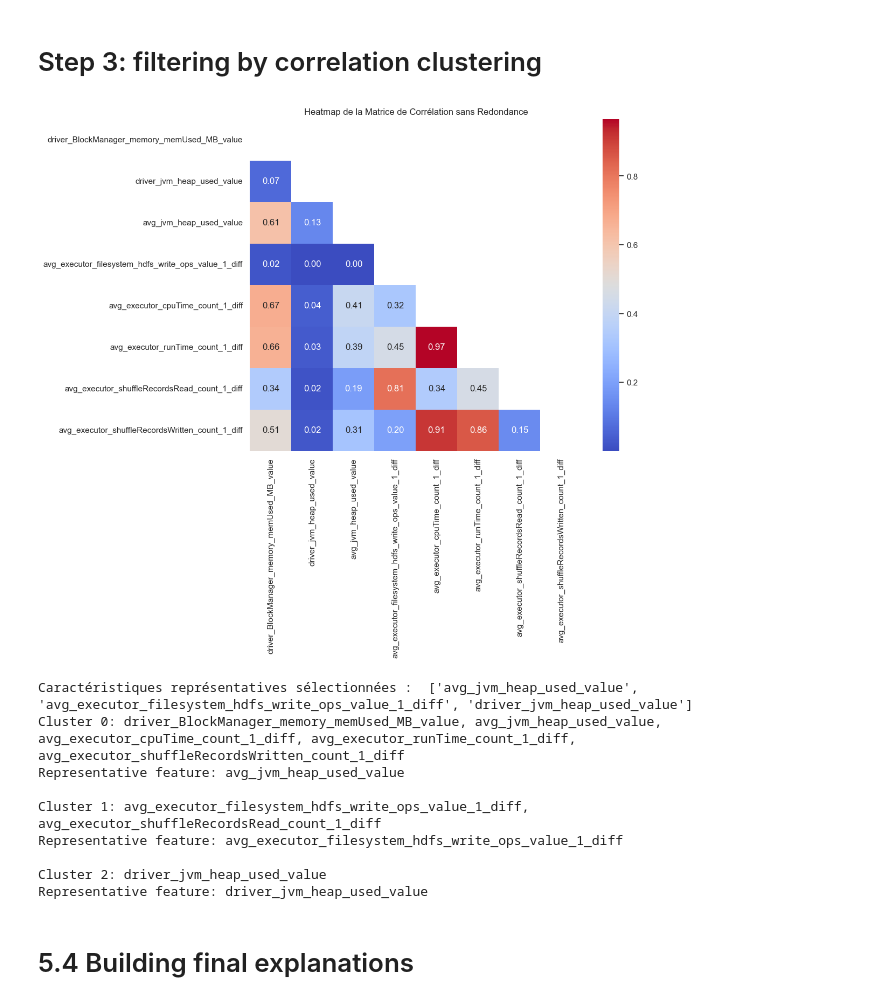
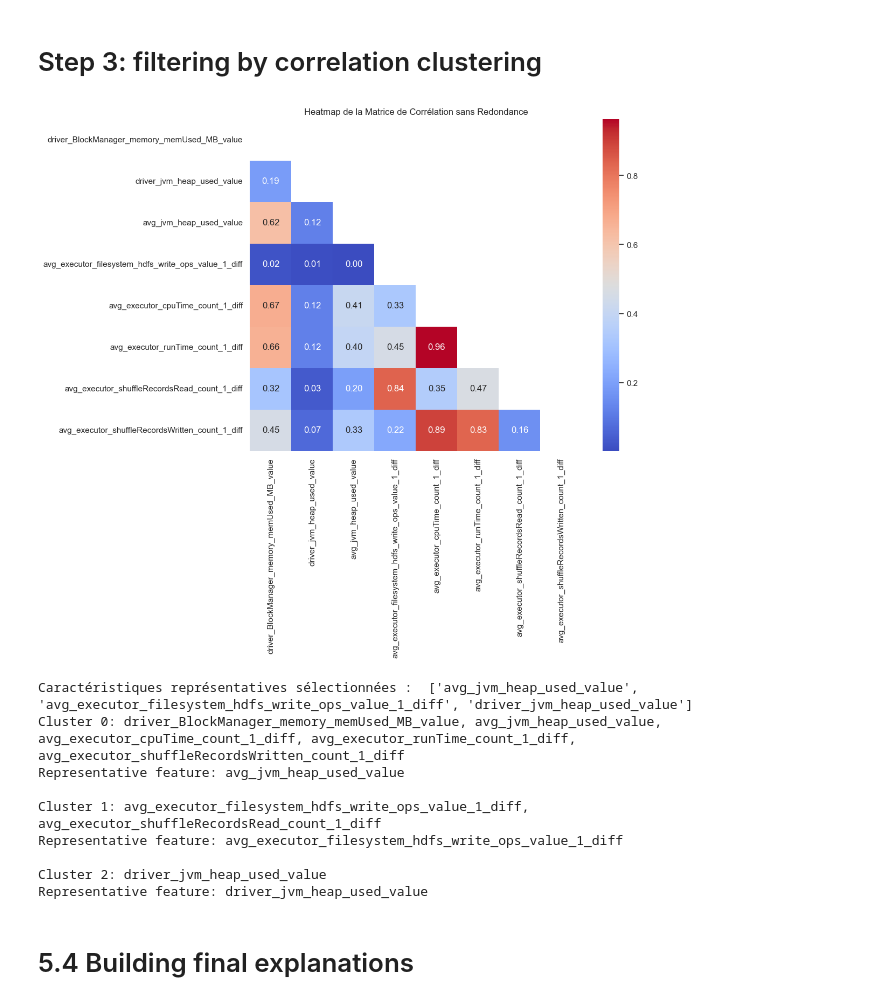
Before and after one commit to Yedson54/project-exstream, a Jupyter notebook: notebooks/extsream.ipynb, the cells around one changed output. Cells and saved outputs as stored; diff of their text form; code cells hidden in the pictures.

```diff
--- a/notebooks/extsream.ipynb
+++ b/notebooks/extsream.ipynb
@@ -204,28 +226,3 @@ $$
 $$
     H_{Class}(f) = p_A \cdot \log\left(\frac{1}{p_A}\right) + p_R \cdot \log\left(\frac{1}{p_R}\right)
 $$
-# %%
-#---CODE HERE----
-
-# Set up the subplot grid
-num_rows = len(continuous_features) // 2 + 1
-num_cols = 2
-
-# figure with seaborn style
-plt.figure(figsize=(16, 12))  # Adjusted figure size for better visibility
-sns.set(style="whitegrid")
-
-# Plot each column in the grid
-for i, column in enumerate(selected_continuous_features, 1):  # Start index at 1 for better subplot titles
-    ax = plt.subplot(num_rows, num_cols, i)
-    sns.lineplot(x='time', y=column, data=bursty_input1_df_final, ax=ax)
-    plt.title(column)
-    plt.xlabel('Time')
-    plt.ylabel('Value')
-
-    # limits based on each column's data for better scale representation
-    plt.ylim(bursty_input1_df_final[column].min(), bursty_input1_df_final[column].max())
-    plt.xlim(bursty_input1_df_final['time'].min(), bursty_input1_df_final['time'].max())
-
-plt.tight_layout()  # Adjust layout to prevent label overlap
-plt.show()  # Display the plot
@@ -234,6 +246,5 @@ plt.show()  # Display the plot
 # %%
-TSR = bursty_input1_df_filter[bursty_input1_df_filter["period_type"] == "I_R"]
-TSA = bursty_input1_df_filter[bursty_input1_df_filter["period_type"] == "I_A"]
+#---CODE HERE----
 
 def class_entropy(TSA, TSR):
     p_A = len(TSA) / (len(TSA) + len(TSR))
@@ -242,6 +253,15 @@ def class_entropy(TSA, TSR):
     H_Class_f = p_A * np.log(1/p_A) + p_R * np.log(1/p_R)
     return H_Class_f
 
+# example with trace_id = 1_1 and ano_id = 1
+
+TSA = bursty_input1_df_filtered[(bursty_input1_df_filtered['trace_id'] == '1_1')
+                                & (bursty_input1_df_filtered['ano_id'] == 1)
+                                & (bursty_input1_df_filtered['period_type'] == 'I_A')]
+TSR = bursty_input1_df_filtered[(bursty_input1_df_filtered['trace_id'] == '1_1')
+                                & (bursty_input1_df_filtered['ano_id'] == 1)
+                                & (bursty_input1_df_filtered['period_type'] == 'I_R')]
+
 class_entropy(TSA, TSR)
 # %% [output]
 0.6365141682948128
@@ -400,7 +420,7 @@ Significant features: ['avg_executor_filesystem_hdfs_write_ops_value_1_diff']
 from sklearn.cluster import AgglomerativeClustering
 #selected_features = significant_features
 selected_features =  continuous_features
-data = bursty_input1_df_final[selected_features]
+data = pd.concat([TSA, TSR])[selected_features]
 
 # Calculer la matrice de corrélation en valeur absolue
 corr_matrix = data.corr().abs()
@@ -417,34 +437,34 @@ plt.show()
 
 # Créer un seuil pour identifier les corrélations fortes (par exemple 0.8)
 threshold = 0.8
 
 # Utiliser le clustering agglomératif pour regrouper les caractéristiques fortement corrélées
 clustering = AgglomerativeClustering(n_clusters=None, affinity='precomputed', linkage='complete', distance_threshold=threshold)
 clustering.fit(1 - corr_matrix)  # Utiliser 1 - corr_matrix car le clustering agglomératif s'attend à des distances
 
 # Identifier les représentants de chaque cluster
 cluster_labels = clustering.labels_
 unique_clusters = np.unique(cluster_labels)
 representative_features = []
 
 for cluster in unique_clusters:
     # Trouver les indices des caractéristiques dans chaque cluster
     indices = np.where(cluster_labels == cluster)[0]
     # Sélectionner la caractéristique avec la corrélation moyenne la plus basse dans le cluster
     avg_corr = corr_matrix.iloc[indices, indices].mean().idxmin()
     representative_features.append(avg_corr)
 
 # Afficher les caractéristiques représentatives
 print("Caractéristiques représentatives sélectionnées : ", representative_features)
 
 
 # print chaque cluster avec les caractéristiques qui lui sont associées et son representant
 for cluster in unique_clusters:
     indices = np.where(cluster_labels == cluster)[0]
     print(f"Cluster {cluster}:", ", ".join(data.columns[indices]))
     print(f"Representative feature: {representative_features[cluster]}\n")
 # %% [output]
-[figure, old version]
+[figure, new version]
 Caractéristiques représentatives sélectionnées :  ['avg_jvm_heap_used_value', 'avg_executor_filesystem_hdfs_write_ops_value_1_diff', 'driver_jvm_heap_used_value']
 Cluster 0: driver_BlockManager_memory_memUsed_MB_value, avg_jvm_heap_used_value, avg_executor_cpuTime_count_1_diff, avg_executor_runTime_count_1_diff, avg_executor_shuffleRecordsWritten_count_1_diff
 Representative feature: avg_jvm_heap_used_value
```
Also changed, not shown: parts of 12 cells of this notebook.
